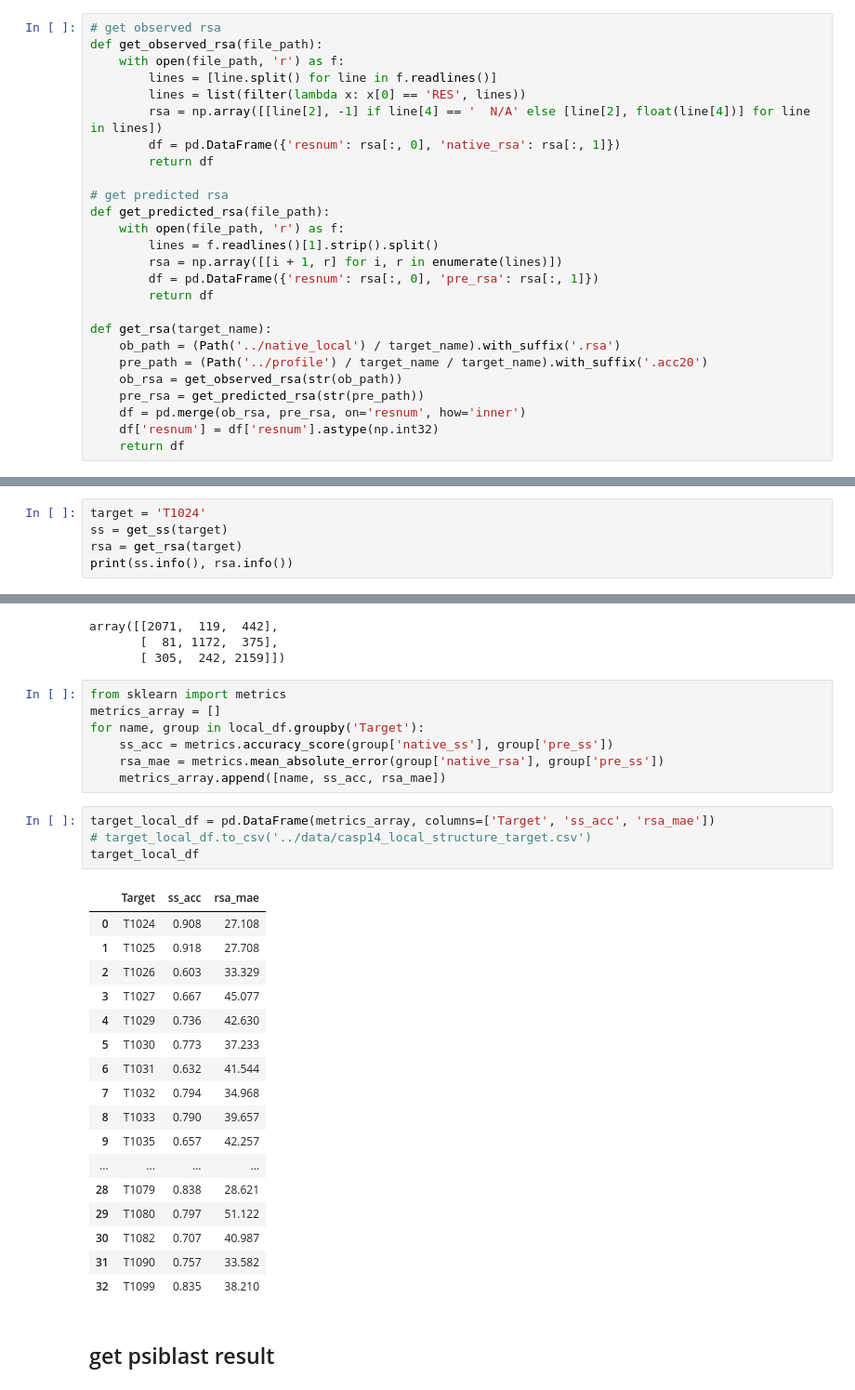
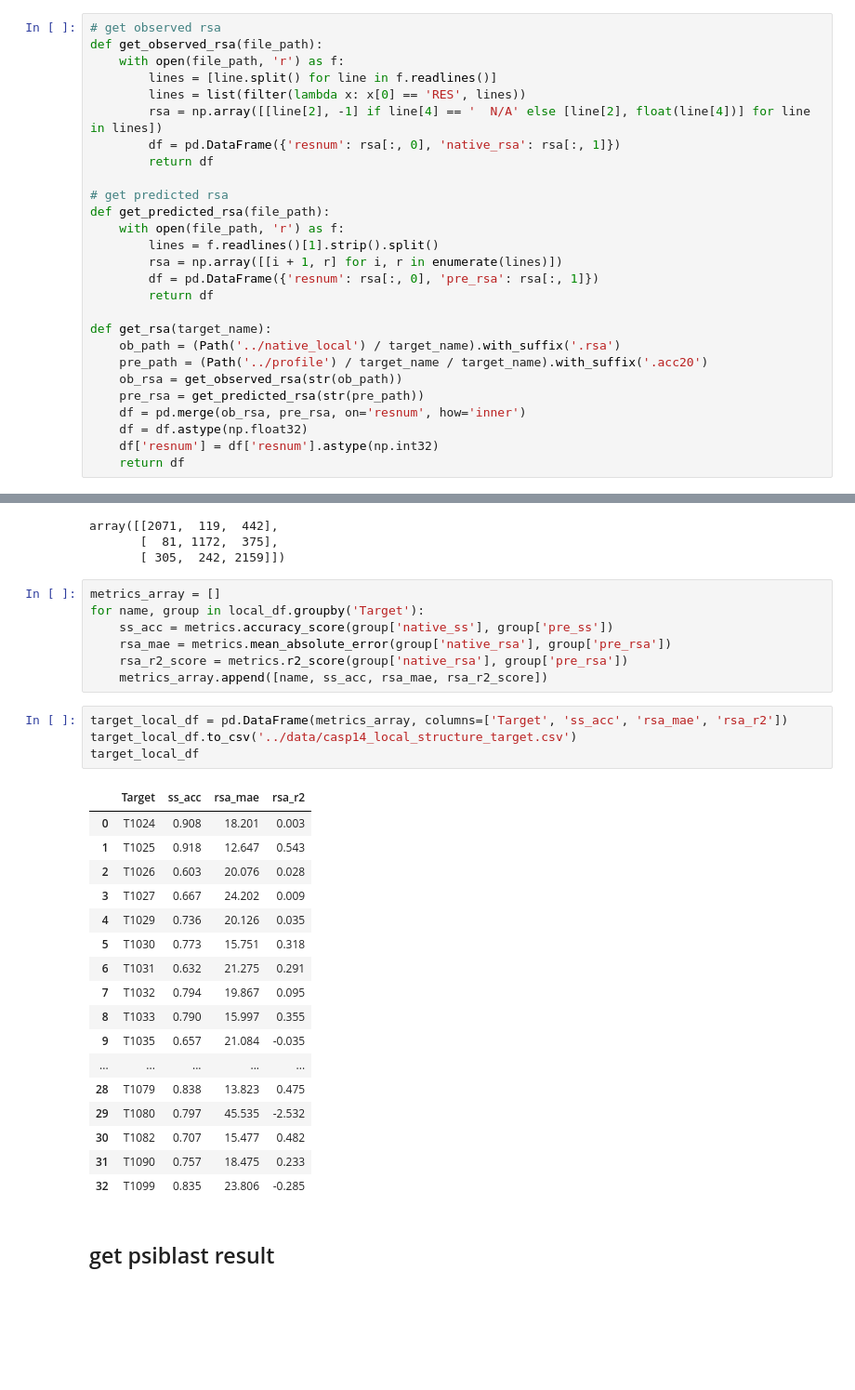
Before and after one commit to yutake27/casp, a Jupyter notebook: casp14/src/get_evol_info_reliability.ipynb, the cells around one changed output, grey strips where cells are left out. Shown: that part at 93% size. Cells and saved outputs as stored; diff of their text form; blank space fills up the shorter version.

```diff
--- a/casp14/src/get_evol_info_reliability.ipynb
+++ b/casp14/src/get_evol_info_reliability.ipynb
@@ -84,6 +84,7 @@ def get_rsa(target_name):
     ob_rsa = get_observed_rsa(str(ob_path))
     pre_rsa = get_predicted_rsa(str(pre_path))
     df = pd.merge(ob_rsa, pre_rsa, on='resnum', how='inner')
+    df = df.astype(np.float32)
     df['resnum'] = df['resnum'].astype(np.int32)
     return df
 # %%
@@ -104,6 +105 @@ get_rsa('T1024')
 391 rows × 3 columns
-# %%
-target = 'T1024'
-ss = get_ss(target)
-rsa = get_rsa(target)
-print(ss.info(), rsa.info())
@@ -155,34 +140,34 @@ array([[2071,  119,  442],
        [  81, 1172,  375],
        [ 305,  242, 2159]])
 # %%
-from sklearn import metrics
 metrics_array = []
 for name, group in local_df.groupby('Target'):
     ss_acc = metrics.accuracy_score(group['native_ss'], group['pre_ss'])
-    rsa_mae = metrics.mean_absolute_error(group['native_rsa'], group['pre_ss'])
-    metrics_array.append([name, ss_acc, rsa_mae])
+    rsa_mae = metrics.mean_absolute_error(group['native_rsa'], group['pre_rsa'])
+    rsa_r2_score = metrics.r2_score(group['native_rsa'], group['pre_rsa'])
+    metrics_array.append([name, ss_acc, rsa_mae, rsa_r2_score])
 # %%
-target_local_df = pd.DataFrame(metrics_array, columns=['Target', 'ss_acc', 'rsa_mae'])
-# target_local_df.to_csv('../data/casp14_local_structure_target.csv')
+target_local_df = pd.DataFrame(metrics_array, columns=['Target', 'ss_acc', 'rsa_mae', 'rsa_r2'])
+target_local_df.to_csv('../data/casp14_local_structure_target.csv')
 target_local_df
 # %% [output]
-|  | Target | ss_acc | rsa_mae |
-| 0 | T1024 | 0.908 | 27.108 |
-| 1 | T1025 | 0.918 | 27.708 |
-| 2 | T1026 | 0.603 | 33.329 |
-| 3 | T1027 | 0.667 | 45.077 |
-| 4 | T1029 | 0.736 | 42.630 |
-| 5 | T1030 | 0.773 | 37.233 |
-| 6 | T1031 | 0.632 | 41.544 |
-| 7 | T1032 | 0.794 | 34.968 |
-| 8 | T1033 | 0.790 | 39.657 |
-| 9 | T1035 | 0.657 | 42.257 |
-| ... | ... | ... | ... |
-| 28 | T1079 | 0.838 | 28.621 |
-| 29 | T1080 | 0.797 | 51.122 |
-| 30 | T1082 | 0.707 | 40.987 |
-| 31 | T1090 | 0.757 | 33.582 |
-| 32 | T1099 | 0.835 | 38.210 |
+|  | Target | ss_acc | rsa_mae | rsa_r2 |
+| 0 | T1024 | 0.908 | 18.201 | 0.003 |
+| 1 | T1025 | 0.918 | 12.647 | 0.543 |
+| 2 | T1026 | 0.603 | 20.076 | 0.028 |
+| 3 | T1027 | 0.667 | 24.202 | 0.009 |
+| 4 | T1029 | 0.736 | 20.126 | 0.035 |
+| 5 | T1030 | 0.773 | 15.751 | 0.318 |
+| 6 | T1031 | 0.632 | 21.275 | 0.291 |
+| 7 | T1032 | 0.794 | 19.867 | 0.095 |
+| 8 | T1033 | 0.790 | 15.997 | 0.355 |
+| 9 | T1035 | 0.657 | 21.084 | -0.035 |
+| ... | ... | ... | ... | ... |
+| 28 | T1079 | 0.838 | 13.823 | 0.475 |
+| 29 | T1080 | 0.797 | 45.535 | -2.532 |
+| 30 | T1082 | 0.707 | 15.477 | 0.482 |
+| 31 | T1090 | 0.757 | 18.475 | 0.233 |
+| 32 | T1099 | 0.835 | 23.806 | -0.285 |
 # %% [markdown]
 ## get psiblast result
 # %%
```
Also changed, not shown: parts of 6 cells of this notebook, 6 other files.
